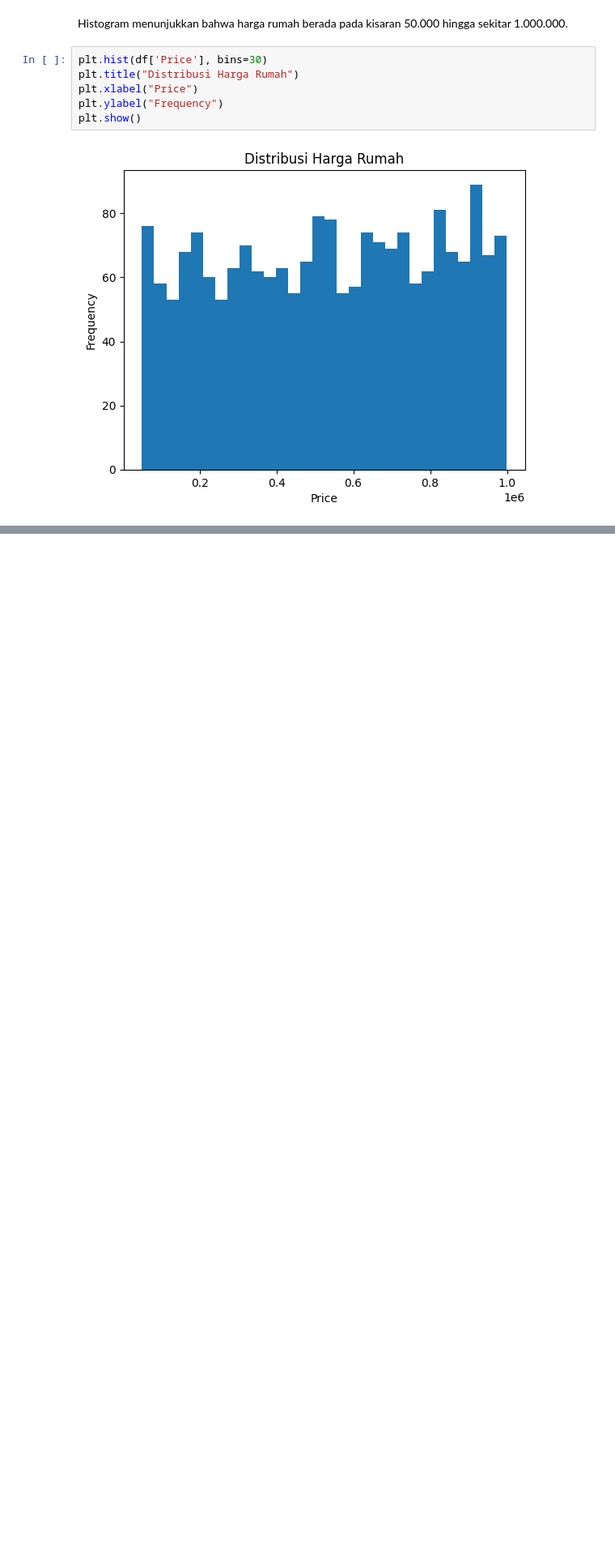
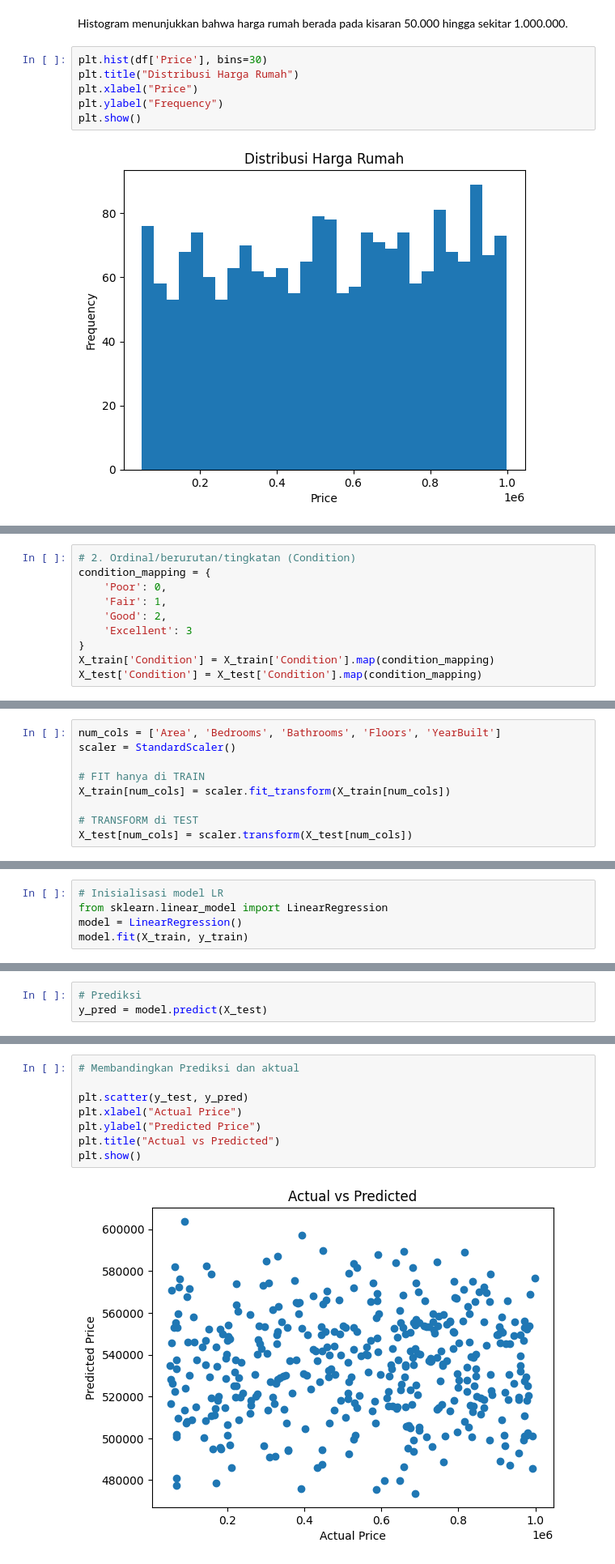
Before and after one commit to Fidyaayu/Project-1_House-Price-Prediction, a Jupyter notebook: Proyek_1_House_Price.ipynb, the cells around one changed output, grey strips where cells are left out. Shown at 81% size. Drawn from its saved outputs; the diff is of its cells as text; blank space fills up the shorter version.

```diff
--- a/Proyek_1_House_Price.ipynb
+++ b/Proyek_1_House_Price.ipynb
@@ -149,0 +197,10 @@ X_test = scaler.transform(X_test)
+# %%
+# 2. Ordinal/berurutan/tingkatan (Condition)
+condition_mapping = {
+    'Poor': 0,
+    'Fair': 1,
+    'Good': 2,
+    'Excellent': 3
+}
+X_train['Condition'] = X_train['Condition'].map(condition_mapping)
+X_test['Condition'] = X_test['Condition'].map(condition_mapping)
@@ -149,0 +289,9 @@ X_test = scaler.transform(X_test)
+# %%
+num_cols = ['Area', 'Bedrooms', 'Bathrooms', 'Floors', 'YearBuilt']
+scaler = StandardScaler()
+
+# FIT hanya di TRAIN
+X_train[num_cols] = scaler.fit_transform(X_train[num_cols])
+
+# TRANSFORM di TEST
+X_test[num_cols] = scaler.transform(X_test[num_cols])
@@ -149,0 +304,5 @@ X_test = scaler.transform(X_test)
+# %%
+# Inisialisasi model LR
+from sklearn.linear_model import LinearRegression
+model = LinearRegression()
+model.fit(X_train, y_train)
@@ -149,0 +315,3 @@ X_test = scaler.transform(X_test)
+# %%
+# Prediksi
+y_pred = model.predict(X_test)
@@ -149,0 +363,10 @@ X_test = scaler.transform(X_test)
+# %%
+# Membandingkan Prediksi dan aktual
+
+plt.scatter(y_test, y_pred)
+plt.xlabel("Actual Price")
+plt.ylabel("Predicted Price")
+plt.title("Actual vs Predicted")
+plt.show()
+# %% [output]
+[figure, added]
```
Also changed, not shown: parts of 62 cells of this notebook.
